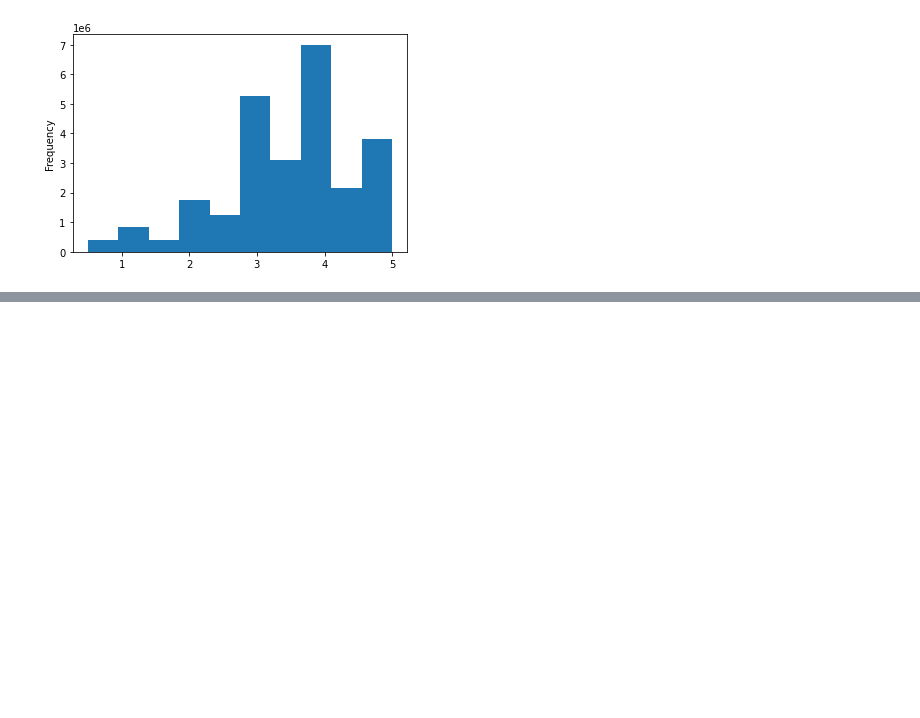
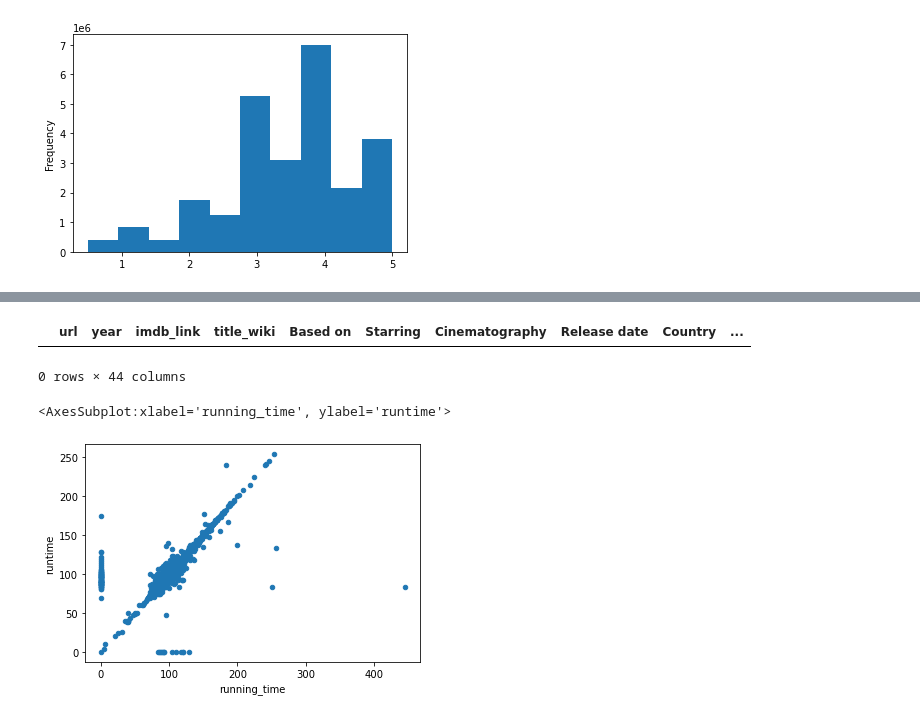
Before and after one commit to jipelletier/Movies-ETL, a Jupyter notebook: Movies-ETL/Movies_ETL.ipynb, the cells around one changed output, grey strips where cells are left out. Saved outputs shown, nothing was run; the diff lists cells and outputs as text; code cells hidden in the pictures; blank space fills up the shorter version.

```diff
--- a/Movies-ETL/Movies_ETL.ipynb
+++ b/Movies-ETL/Movies_ETL.ipynb
@@ -882,3 +882,9 @@ min                     0.50
 max                     5.00
 Name: rating, dtype: float64
 [figure]
+# %%
+# Now that the Wikipedia data and Kaggle data are cleaned up and in tabular formats with the right data types
+# for each column, Britta can join them together.
+# However, after they're joined, the data still needs to be cleaned up a bit,
+# especially where Kaggle and Wikipedia data overlap.
+movies_df = pd.merge(wiki_movies_df, kaggle_metadata, on='imdb_id', suffixes=['_wiki','_kaggle'])
@@ -884,0 +926,15 @@ Name: rating, dtype: float64
+# %%
+# Show any rows where title_kaggle is empty
+movies_df[(movies_df['title_kaggle'] == '') | (movies_df['title_kaggle'].isnull())]
+# %% [output]
+|  | url | year | imdb_link | title_wiki | Based on | Starring | Cinematography | Release date | Country | ... |
+0 rows × 44 columns
+# %%
+# Next, look at running_time versus runtime. A scatter plot is a great way to give us a sense of how similar
+# the columns are to each other. If the two columns were exactly the same, we'd see a scatter plot of a perfectly
+# straight line. Any wildly different values will show up as dots far from that central line, and if one column is
+# missing data, those values will fall on the x-axis or y-axis.
+movies_df.fillna(0).plot(x='running_time', y='runtime', kind='scatter')
+# %% [output]
+<AxesSubplot:xlabel='running_time', ylabel='runtime'>
+[figure, added]
```
Also changed, not shown: parts of 21 cells of this notebook.
